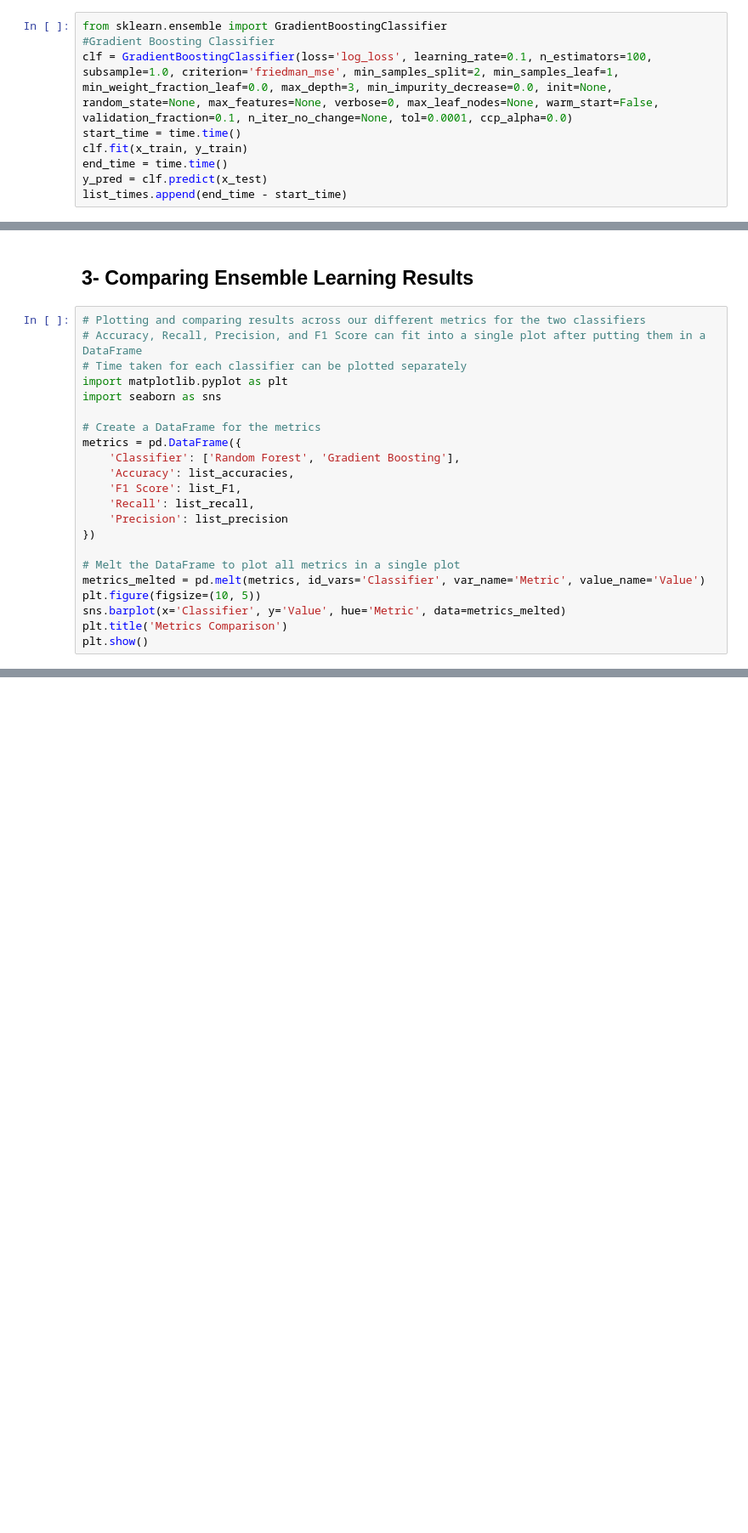
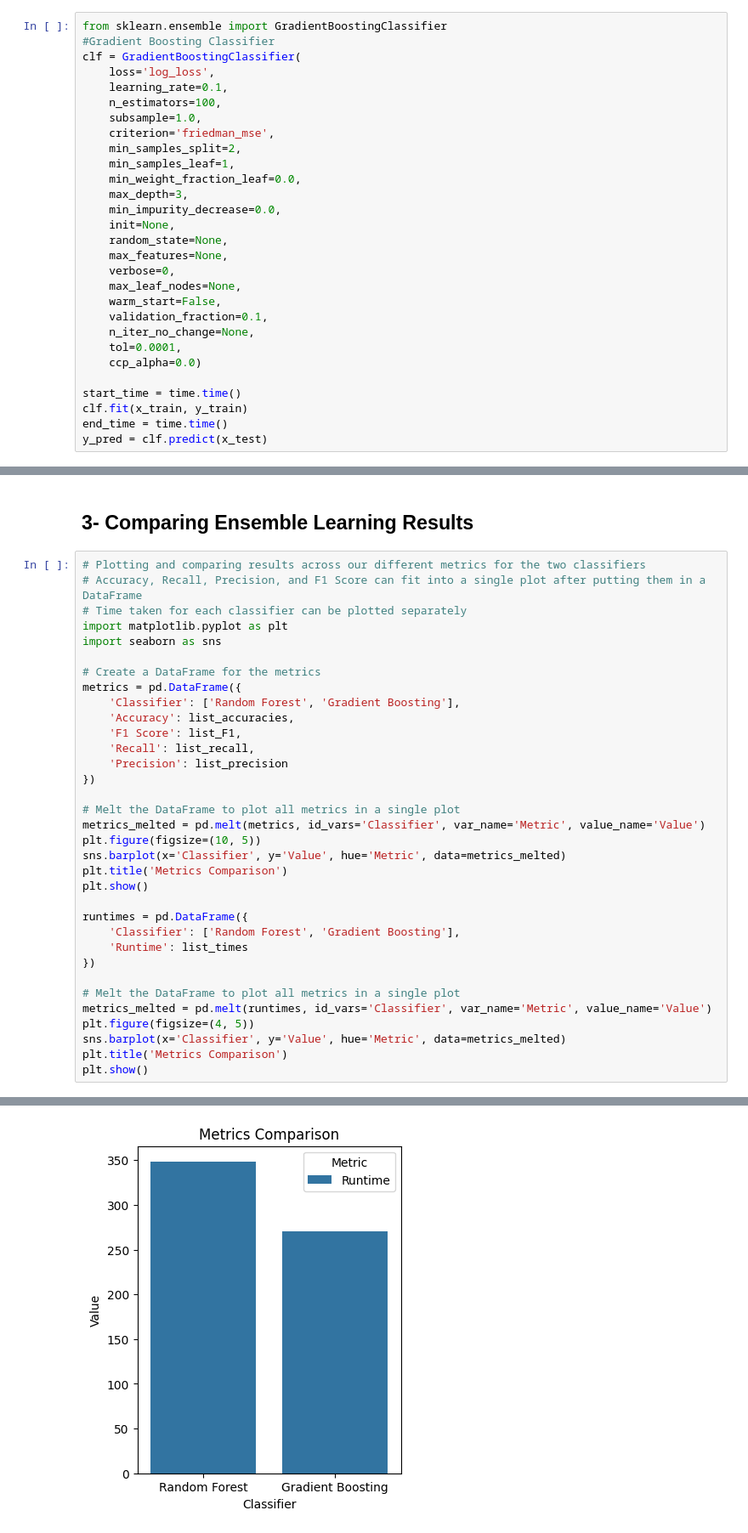
Before and after one commit to SantiagoMartin2002/Project_ML2, a Jupyter notebook: Project_Notebook.ipynb, the cells around one changed output, grey strips where cells are left out. Shown at 85% size. Cells and saved outputs as stored; diff of their text form; blank space fills up the shorter version.

```diff
--- a/Project_Notebook.ipynb
+++ b/Project_Notebook.ipynb
@@ -324,12 +365,32 @@ class sklearn.ensemble.GradientBoostingClassifier(*, loss='log_loss', learning_r
 # %%
 from sklearn.ensemble import GradientBoostingClassifier
 #Gradient Boosting Classifier
-clf = GradientBoostingClassifier(loss='log_loss', learning_rate=0.1, n_estimators=100, subsample=1.0, criterion='friedman_mse', min_samples_split=2, min_samples_leaf=1, min_weight_fraction_leaf=0.0, max_depth=3, min_impurity_decrease=0.0, init=None, random_state=None, max_features=None, verbose=0, max_leaf_nodes=None, warm_start=False, validation_fraction=0.1, n_iter_no_change=None, tol=0.0001, ccp_alpha=0.0)
+clf = GradientBoostingClassifier(
+    loss='log_loss',
+    learning_rate=0.1,
+    n_estimators=100,
+    subsample=1.0,
+    criterion='friedman_mse',
+    min_samples_split=2,
+    min_samples_leaf=1,
+    min_weight_fraction_leaf=0.0,
+    max_depth=3,
+    min_impurity_decrease=0.0,
+    init=None,
+    random_state=None,
+    max_features=None,
+    verbose=0,
+    max_leaf_nodes=None,
+    warm_start=False,
+    validation_fraction=0.1,
+    n_iter_no_change=None,
+    tol=0.0001,
+    ccp_alpha=0.0)
+
 start_time = time.time()
 clf.fit(x_train, y_train)
 end_time = time.time()
 y_pred = clf.predict(x_test)
-list_times.append(end_time - start_time)
 # %% [markdown]
 ### Plotting Results
 # %%
@@ -375,24 +438,37 @@ weighted avg       0.72      0.73      0.70    245472
 # %%
 # Plotting and comparing results across our different metrics for the two classifiers
 # Accuracy, Recall, Precision, and F1 Score can fit into a single plot after putting them in a DataFrame
 # Time taken for each classifier can be plotted separately
 import matplotlib.pyplot as plt
 import seaborn as sns
 
 # Create a DataFrame for the metrics
 metrics = pd.DataFrame({
     'Classifier': ['Random Forest', 'Gradient Boosting'],
     'Accuracy': list_accuracies,
     'F1 Score': list_F1,
     'Recall': list_recall,
     'Precision': list_precision
 })
 
 # Melt the DataFrame to plot all metrics in a single plot
 metrics_melted = pd.melt(metrics, id_vars='Classifier', var_name='Metric', value_name='Value')
 plt.figure(figsize=(10, 5))
 sns.barplot(x='Classifier', y='Value', hue='Metric', data=metrics_melted)
 plt.title('Metrics Comparison')
 plt.show()
+
+runtimes = pd.DataFrame({
+    'Classifier': ['Random Forest', 'Gradient Boosting'],
+    'Runtime': list_times
+})
+
+# Melt the DataFrame to plot all metrics in a single plot
+metrics_melted = pd.melt(runtimes, id_vars='Classifier', var_name='Metric', value_name='Value')
+plt.figure(figsize=(4, 5))
+sns.barplot(x='Classifier', y='Value', hue='Metric', data=metrics_melted)
+plt.title('Metrics Comparison')
+plt.show()
 # %% [output]
 [figure]
+[figure, added]
```
Also changed, not shown: parts of 30 cells of this notebook, 8 other files.
